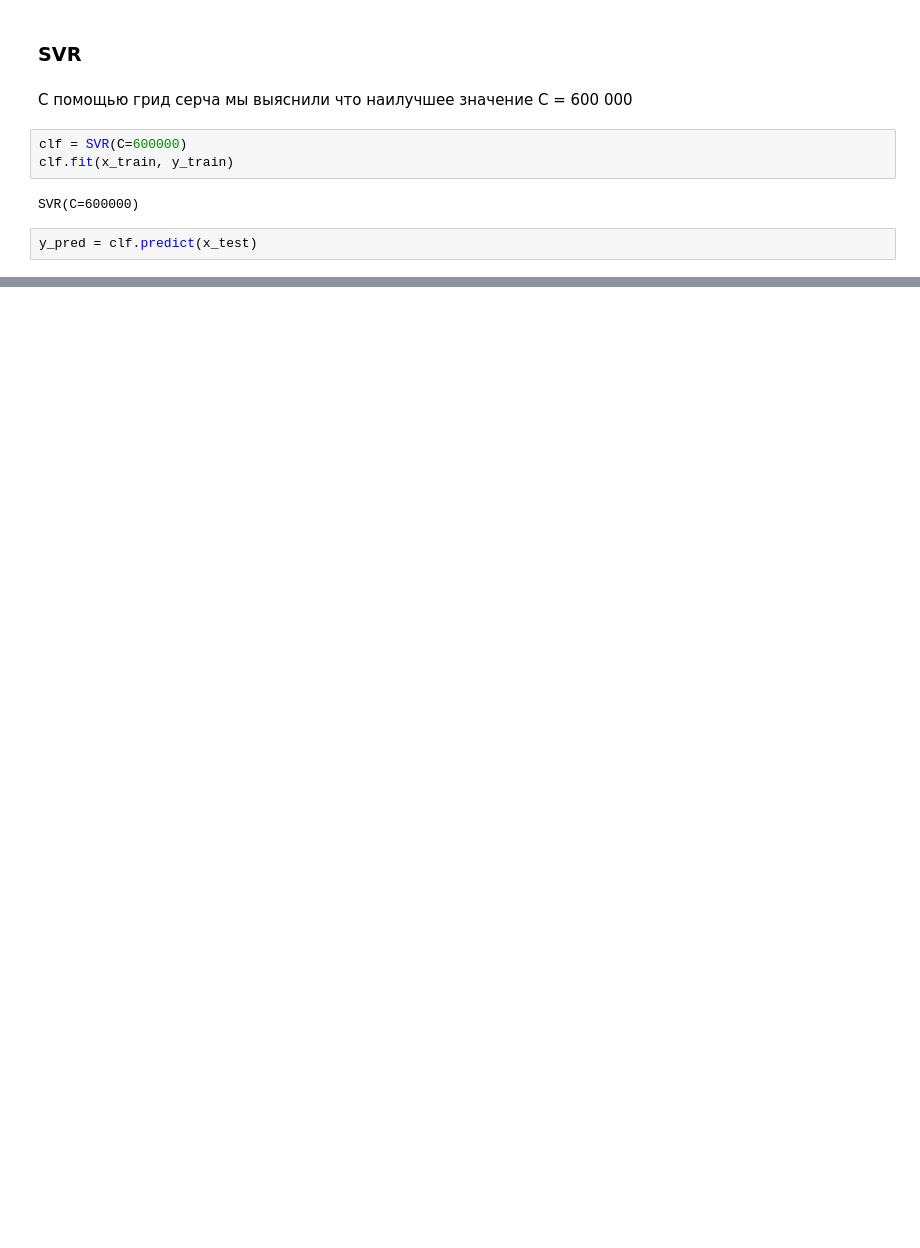
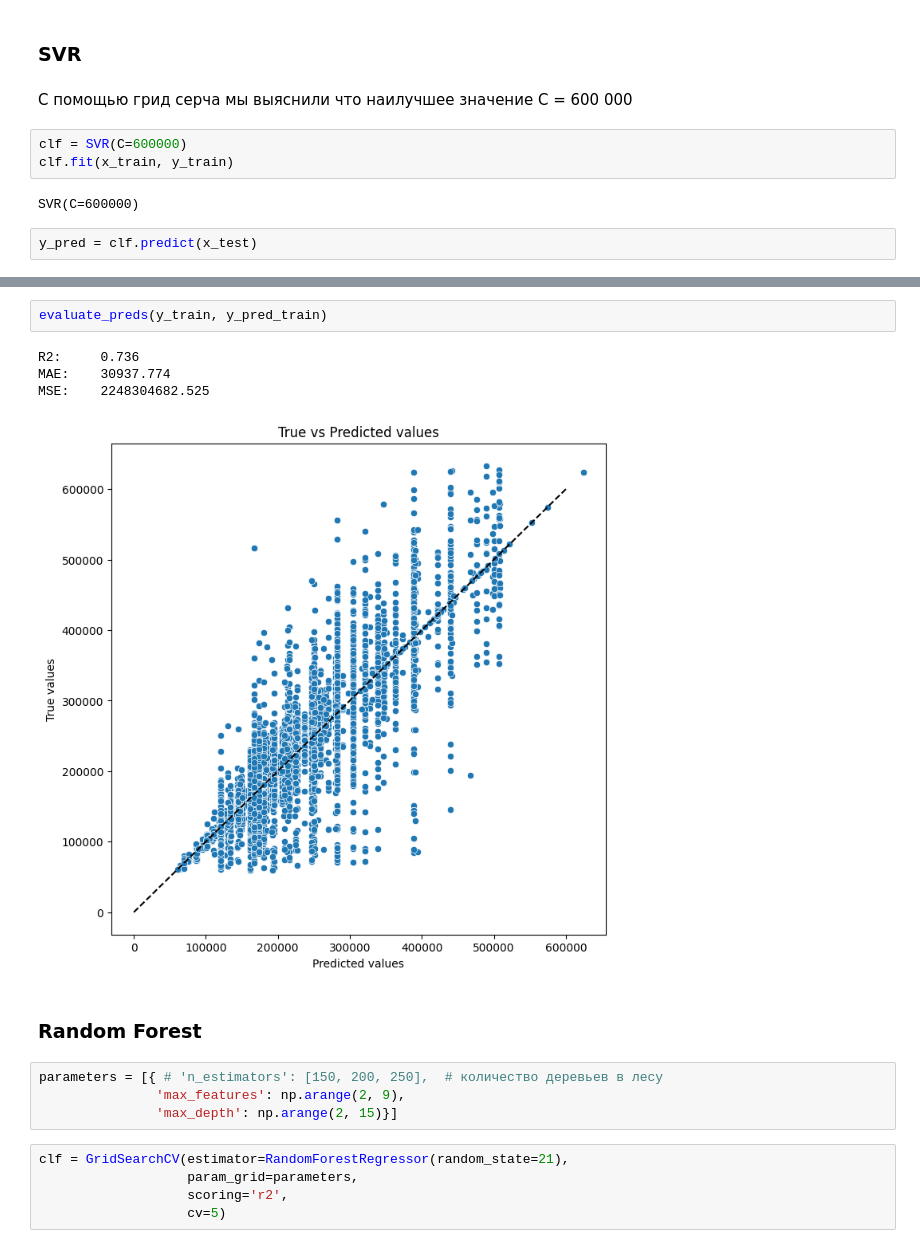
Before and after one commit to mogilyoy/house_cost_prediction, a Jupyter notebook: model_selection.ipynb, the cells around one changed output, grey strips where cells are left out. Cells and saved outputs as stored; diff of their text form; blank space fills up the shorter version.

```diff
--- a/model_selection.ipynb
+++ b/model_selection.ipynb
@@ -113,0 +202,18 @@ MSE:    2604970964.586
+# %%
+evaluate_preds(y_train, y_pred_train)
+# %% [output]
+R2:     0.736
+MAE:    30937.774
+MSE:    2248304682.525
+[figure, added]
+# %% [markdown]
+### Random Forest
+# %%
+parameters = [{ # 'n_estimators': [150, 200, 250],  # количество деревьев в лесу
+               'max_features': np.arange(2, 9),
+               'max_depth': np.arange(2, 15)}]
+# %%
+clf = GridSearchCV(estimator=RandomForestRegressor(random_state=21),
+                   param_grid=parameters,
+                   scoring='r2',
+                   cv=5)
```
Also changed, not shown: parts of 37 cells of this notebook, 3 other files.
